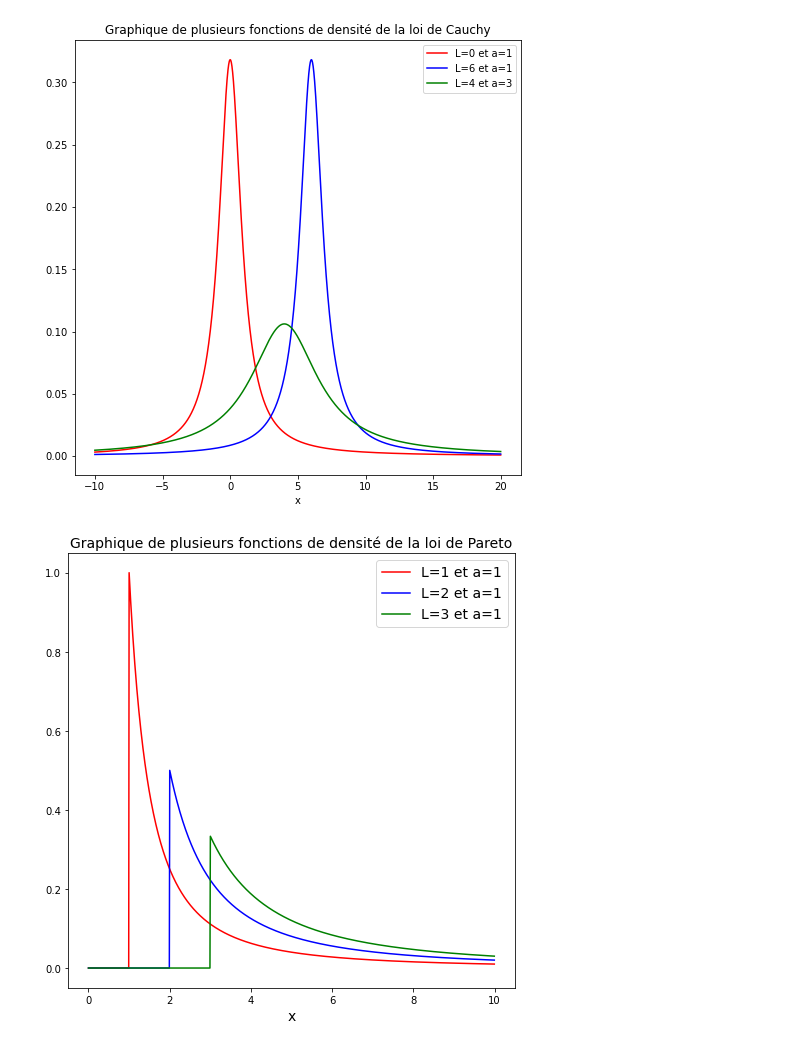
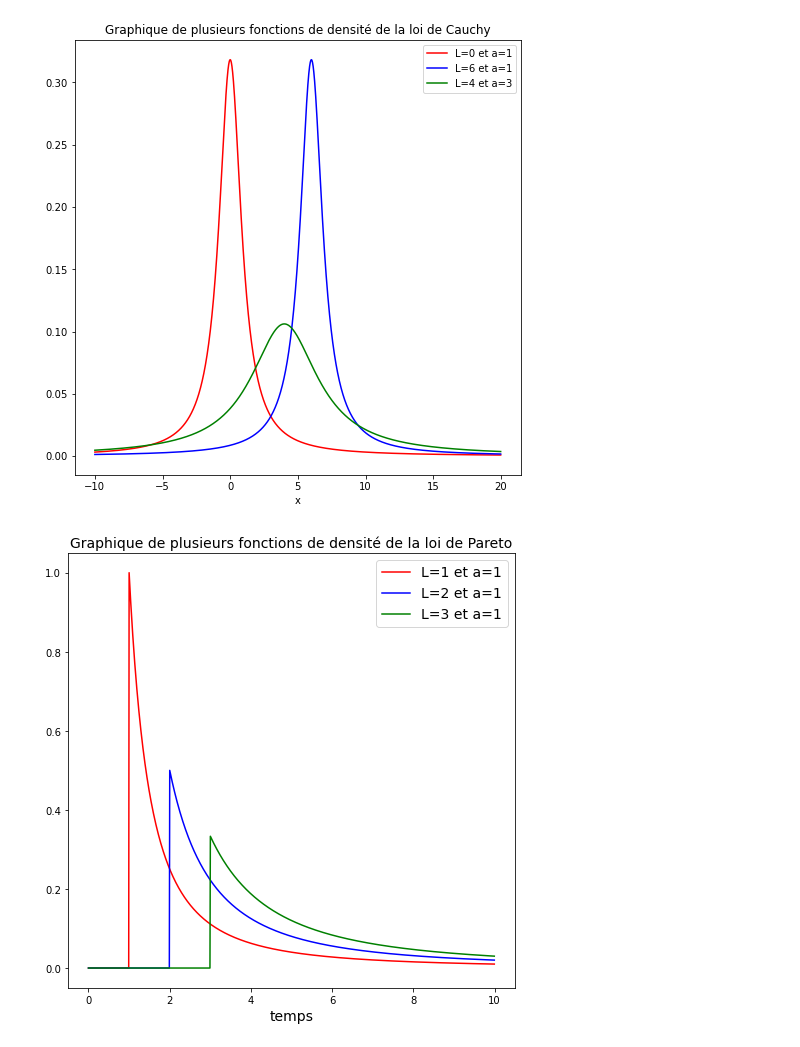
Before and after one commit to vincentmasse/IFT-7201, a Jupyter notebook: Projet/Graphiques de lois de Cauchy.ipynb, the cells around one changed output. Cells and saved outputs as stored; diff of their text form; code cells hidden in the pictures.

Commit message:
nouvelle presentation

```diff
--- a/Projet/Graphiques de lois de Cauchy.ipynb
+++ b/Projet/Graphiques de lois de Cauchy.ipynb
@@ -44,25 +44,27 @@ plt.savefig('Presentation/graphiques_Cauchy.pdf')
 # %%
 x=np.arange(0,10,0.01)
 
 k=1
 x_m_1=1
 x_m_2=2
 x_m_3=3
 
 #pareto.pdf(x=samples, b=1, loc=0, scale=x_m)
 
 y1=scipy.stats.pareto.pdf(x, b=k, loc=0, scale=x_m_1)
 y2=scipy.stats.pareto.pdf(x, b=k, loc=0, scale=x_m_2)
 y3=scipy.stats.pareto.pdf(x, b=k, loc=0, scale=x_m_3)
 #y3=scipy.stats.cauchy.pdf(x, loc=4, scale=3)
 
 plt.plot(x,y1,color='red', label='L={} et a={}'.format(x_m_1,k))
 plt.plot(x,y2,color='blue', label='L={} et a={}'.format(x_m_2,k))
 plt.plot(x,y3,color='green', label='L={} et a={}'.format(x_m_3,k))
 
 plt.title('Graphique de plusieurs fonctions de densité de la loi de Pareto',fontsize=14)
-plt.xlabel('x',fontsize=14)
+plt.xlabel('temps',fontsize=14)
+#plt.xlabel('x',fontsize=14)
 plt.legend(fontsize=14)
-plt.savefig('Presentation/graphiques_Pareto.pdf',fontsize=14)
+#plt.savefig('Presentation/graphiques_Pareto.pdf',fontsize=14)
+plt.savefig('Presentation/graphiques_Pareto-temps.pdf',fontsize=14)
 # %% [output]
-[figure, old version]
+[figure, new version]
```
Also changed, not shown: parts of 1 cell of this notebook, 10 other files.
